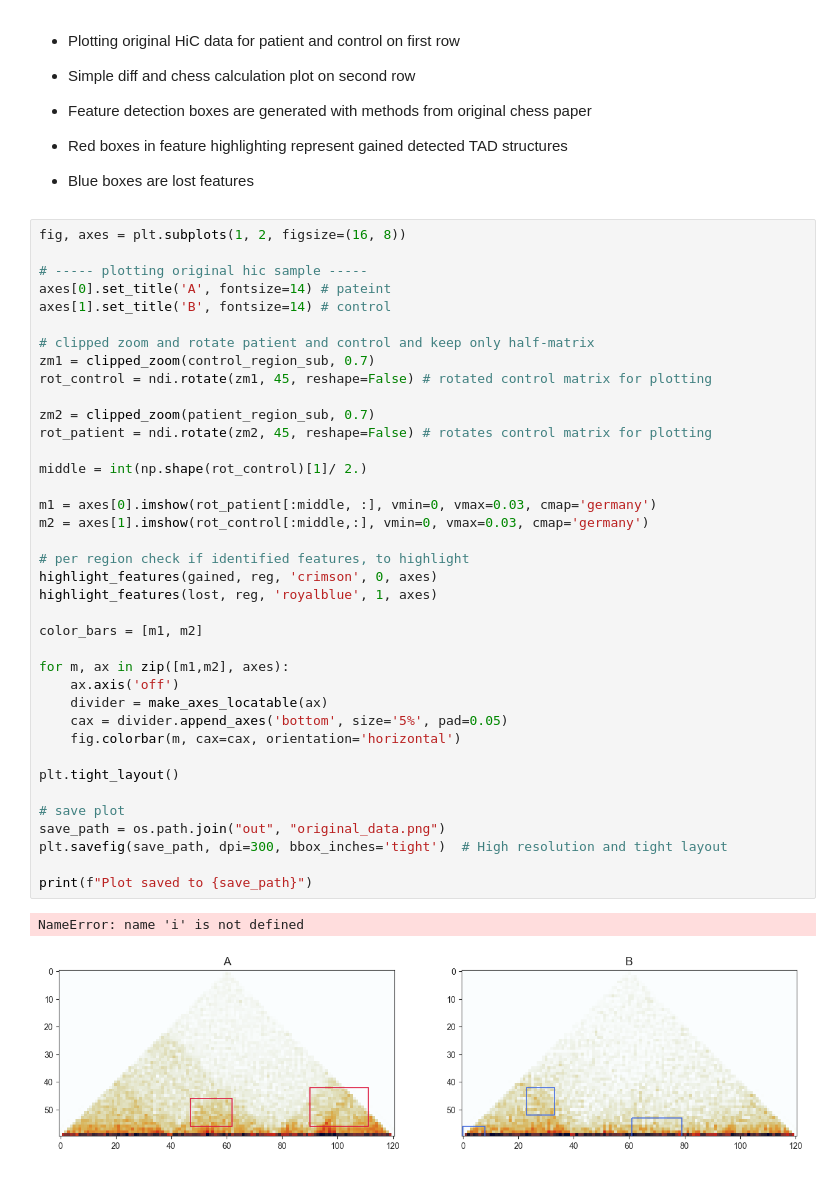
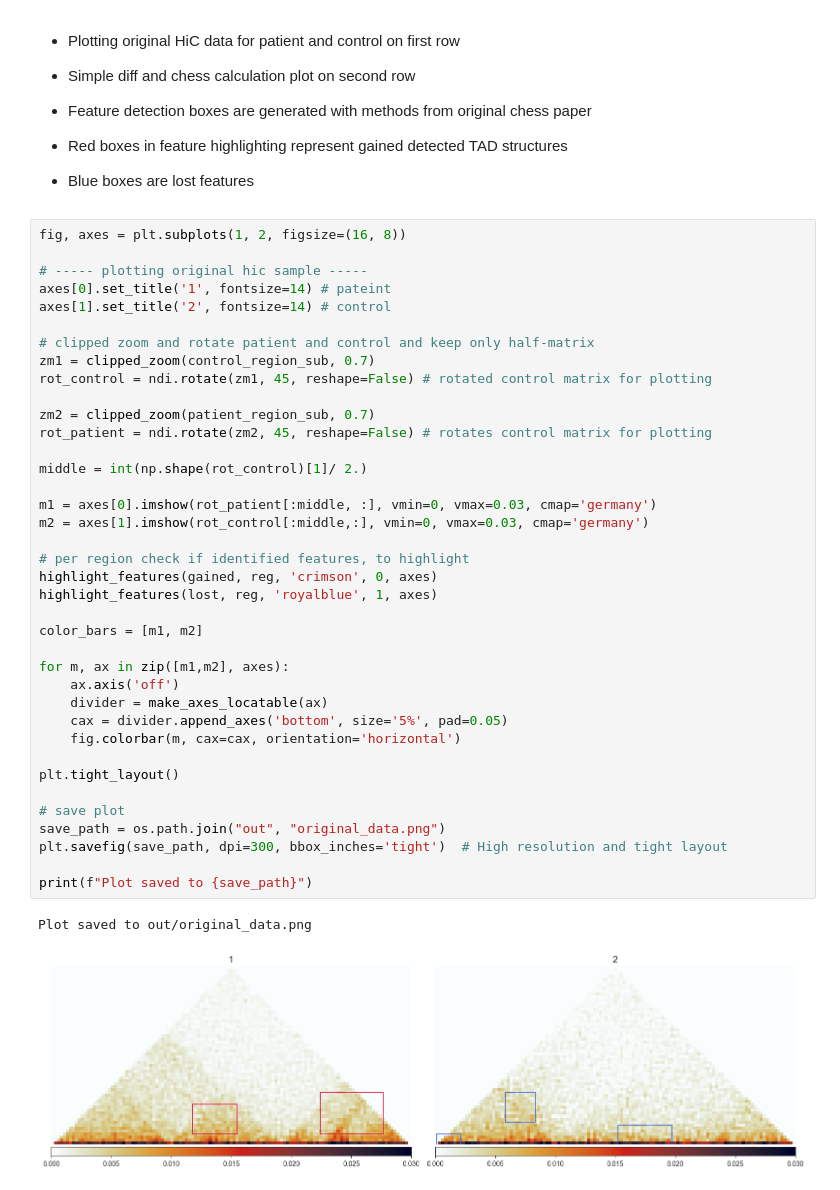
Before and after one commit to FardinHaque60/hic_compare_experiments, a Jupyter notebook: simple_diff/basic_diff.ipynb, the cells around one changed output. Cells and saved outputs as stored; diff of their text form.

Commit message:
added experiments for syn data

```diff
--- a/simple_diff/basic_diff.ipynb
+++ b/simple_diff/basic_diff.ipynb
@@ -112,43 +112,43 @@ Notes:
 fig, axes = plt.subplots(1, 2, figsize=(16, 8))
 
 # ----- plotting original hic sample -----
-axes[0].set_title('A', fontsize=14) # pateint
-axes[1].set_title('B', fontsize=14) # control
+axes[0].set_title('1', fontsize=14) # pateint
+axes[1].set_title('2', fontsize=14) # control
 
 # clipped zoom and rotate patient and control and keep only half-matrix
 zm1 = clipped_zoom(control_region_sub, 0.7)
 rot_control = ndi.rotate(zm1, 45, reshape=False) # rotated control matrix for plotting
 
 zm2 = clipped_zoom(patient_region_sub, 0.7)
 rot_patient = ndi.rotate(zm2, 45, reshape=False) # rotates control matrix for plotting
 
 middle = int(np.shape(rot_control)[1]/ 2.)
 
 m1 = axes[0].imshow(rot_patient[:middle, :], vmin=0, vmax=0.03, cmap='germany')
 m2 = axes[1].imshow(rot_control[:middle,:], vmin=0, vmax=0.03, cmap='germany')
 
 # per region check if identified features, to highlight
 highlight_features(gained, reg, 'crimson', 0, axes)
 highlight_features(lost, reg, 'royalblue', 1, axes)
 
 color_bars = [m1, m2]
 
 for m, ax in zip([m1,m2], axes):
     ax.axis('off')
     divider = make_axes_locatable(ax)
     cax = divider.append_axes('bottom', size='5%', pad=0.05)
     fig.colorbar(m, cax=cax, orientation='horizontal')
 
 plt.tight_layout()
 
 # save plot
 save_path = os.path.join("out", "original_data.png")
 plt.savefig(save_path, dpi=300, bbox_inches='tight')  # High resolution and tight layout
 
 print(f"Plot saved to {save_path}")
 # %% [output]
-NameError: name 'i' is not defined
+Plot saved to out/original_data.png
-[figure, old version]
+[figure, new version]
 # %%
 fig, axes = plt.subplots(2, 2, figsize=(16, 8))
 
```
Also changed, not shown: parts of 1 cell of this notebook, 7 other files.
